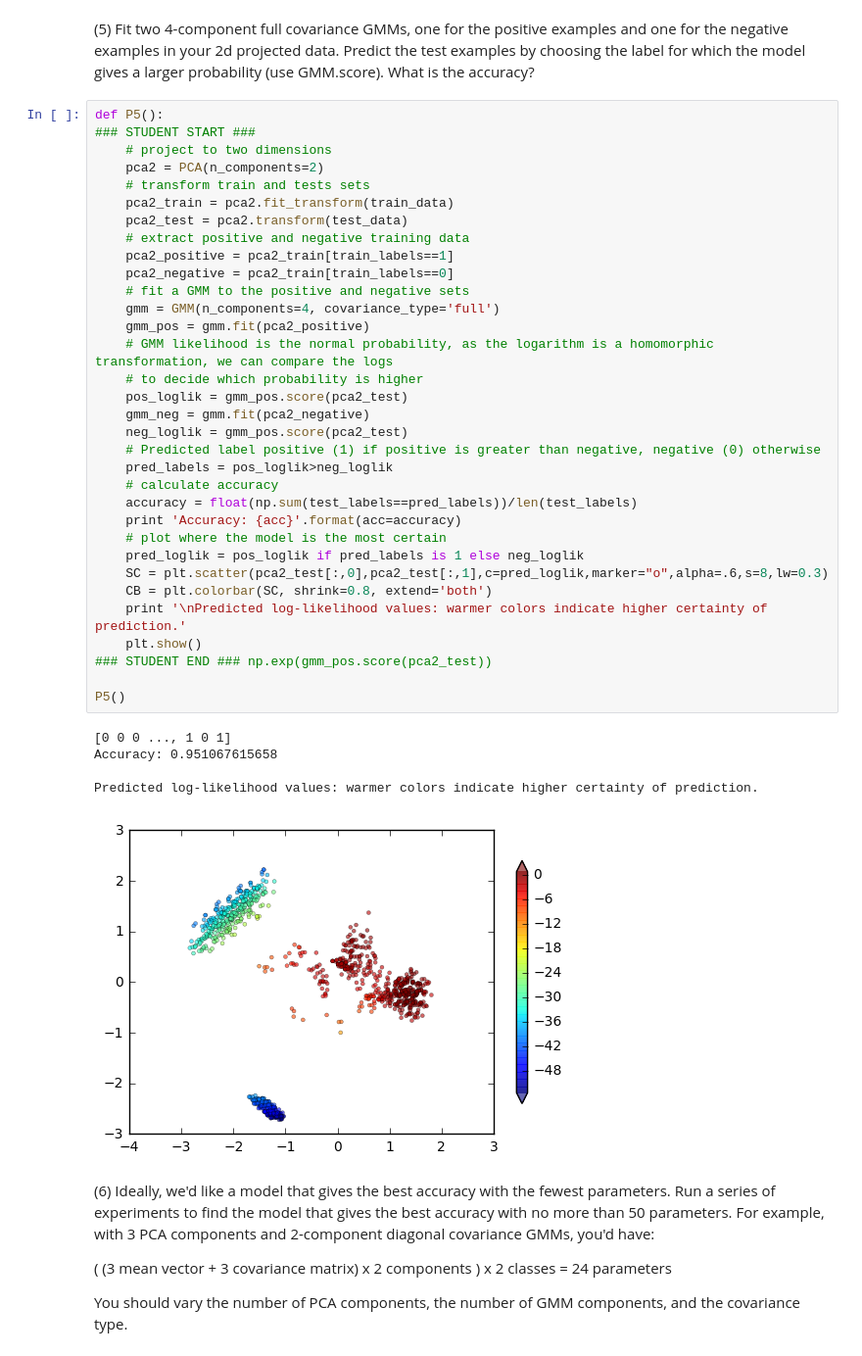
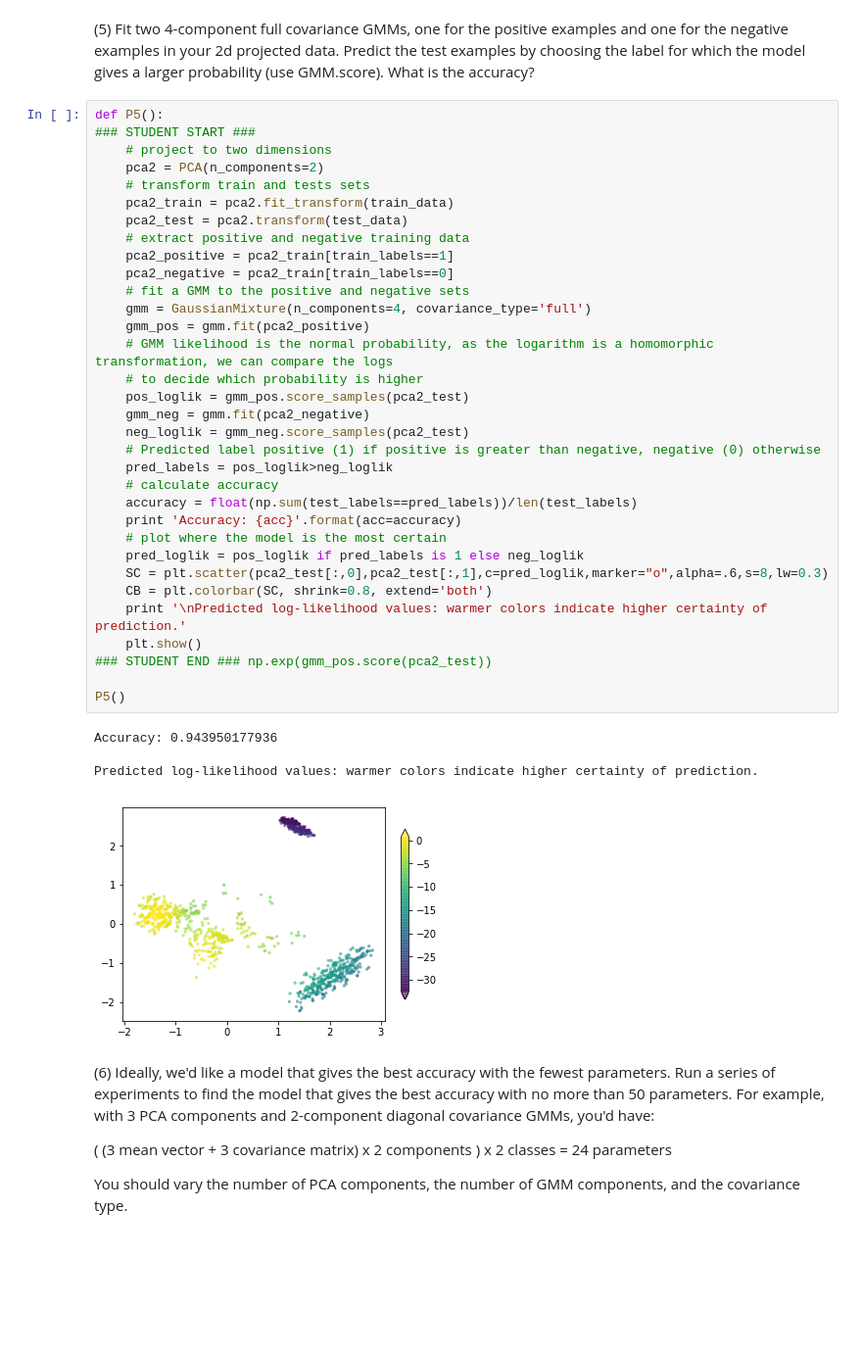
Before and after one commit to adamlenart/MIDS-W207, a Jupyter notebook: project_3/Adam_Lenart_p3.ipynb, the cells around one changed output. Shown at 98% size. Cells and saved outputs as stored; diff of their text form; blank space fills up the shorter version.

```diff
--- a/project_3/Adam_Lenart_p3.ipynb
+++ b/project_3/Adam_Lenart_p3.ipynb
@@ -287,39 +287,38 @@ def P5():
     # project to two dimensions
     pca2 = PCA(n_components=2)
     # transform train and tests sets
     pca2_train = pca2.fit_transform(train_data)
     pca2_test = pca2.transform(test_data)
     # extract positive and negative training data
     pca2_positive = pca2_train[train_labels==1]
     pca2_negative = pca2_train[train_labels==0]
     # fit a GMM to the positive and negative sets
-    gmm = GMM(n_components=4, covariance_type='full')
+    gmm = GaussianMixture(n_components=4, covariance_type='full')
     gmm_pos = gmm.fit(pca2_positive)
     # GMM likelihood is the normal probability, as the logarithm is a homomorphic transformation, we can compare the logs
     # to decide which probability is higher
-    pos_loglik = gmm_pos.score(pca2_test)
+    pos_loglik = gmm_pos.score_samples(pca2_test)
     gmm_neg = gmm.fit(pca2_negative)
-    neg_loglik = gmm_pos.score(pca2_test)
+    neg_loglik = gmm_neg.score_samples(pca2_test)
     # Predicted label positive (1) if positive is greater than negative, negative (0) otherwise
     pred_labels = pos_loglik>neg_loglik
     # calculate accuracy
     accuracy = float(np.sum(test_labels==pred_labels))/len(test_labels)
     print 'Accuracy: {acc}'.format(acc=accuracy)
     # plot where the model is the most certain
     pred_loglik = pos_loglik if pred_labels is 1 else neg_loglik
     SC = plt.scatter(pca2_test[:,0],pca2_test[:,1],c=pred_loglik,marker="o",alpha=.6,s=8,lw=0.3)
     CB = plt.colorbar(SC, shrink=0.8, extend='both')
     print '\nPredicted log-likelihood values: warmer colors indicate higher certainty of prediction.'
     plt.show()
 ### STUDENT END ### np.exp(gmm_pos.score(pca2_test))
 
 P5()
 # %% [output]
-[0 0 0 ..., 1 0 1]
-Accuracy: 0.951067615658
+Accuracy: 0.943950177936
 
 Predicted log-likelihood values: warmer colors indicate higher certainty of prediction.
-[figure, old version]
+[figure, new version]
 # %% [markdown]
 (6) Ideally, we'd like a model that gives the best accuracy with the fewest parameters. Run a series of experiments to find the model that gives the best accuracy with no more than 50 parameters. For example, with 3 PCA components and 2-component diagonal covariance GMMs, you'd have:
 
```
Also changed, not shown: parts of 2 cells of this notebook.
